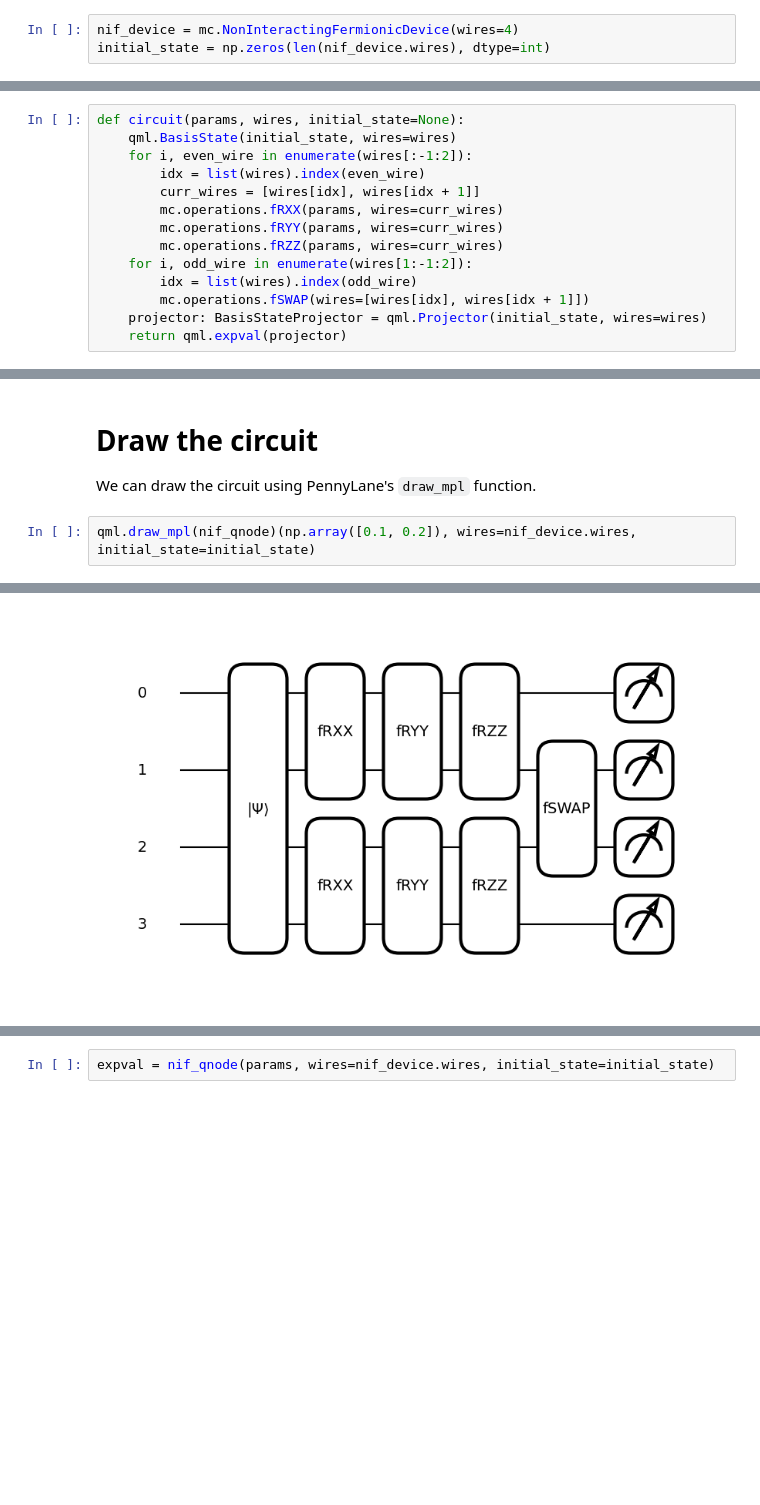
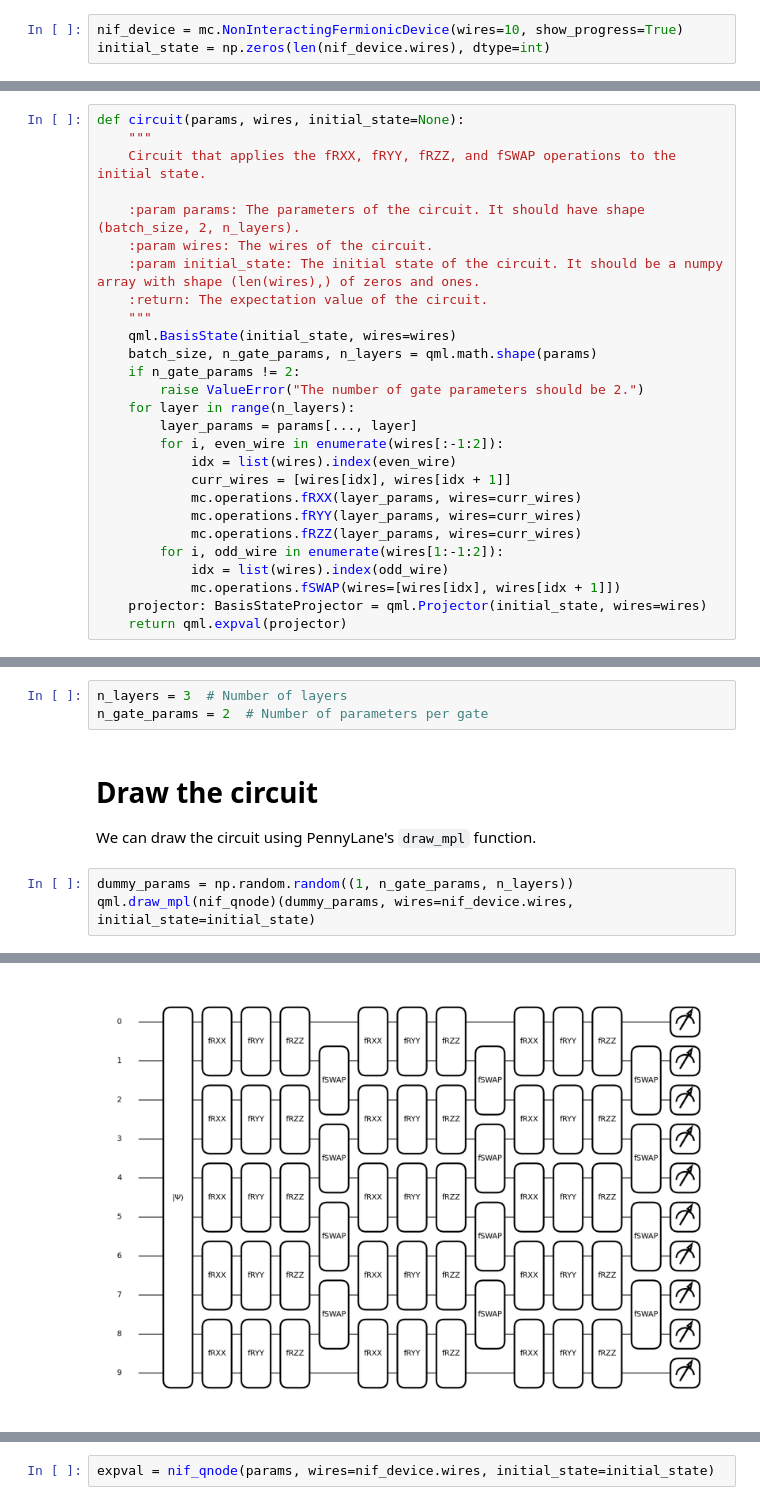
Before and after one commit to MatchCake/MatchCake, a Jupyter notebook: tutorials/matchcake_basics.ipynb, the cells around one changed output, grey strips where cells are left out. Cells and saved outputs as stored; diff of their text form; blank space fills up the shorter version.

```diff
--- a/tutorials/matchcake_basics.ipynb
+++ b/tutorials/matchcake_basics.ipynb
@@ -47,7 +47,7 @@ from pennylane.ops.qubit.observables import BasisStateProjector
 
 We start by creating a `NonInteractingFermionicDevice` with 4 wires. We also define the initial state as the zero state.
 # %%
-nif_device = mc.NonInteractingFermionicDevice(wires=4)
+nif_device = mc.NonInteractingFermionicDevice(wires=10, show_progress=True)
 initial_state = np.zeros(len(nif_device.wires), dtype=int)
 # %% [markdown]
 # Define the circuit
@@ -55,16 +55,29 @@ initial_state = np.zeros(len(nif_device.wires), dtype=int)
 We define a simple circuit that applies the `fRXX`, `fRYY`, `fRZZ`, and `fSWAP` operations to the initial state. We also include a `BasisStateProjector` to measure the expectation value of the circuit.
 # %%
 def circuit(params, wires, initial_state=None):
+    """
+    Circuit that applies the fRXX, fRYY, fRZZ, and fSWAP operations to the initial state.
+
+    :param params: The parameters of the circuit. It should have shape (batch_size, 2, n_layers).
+    :param wires: The wires of the circuit.
+    :param initial_state: The initial state of the circuit. It should be a numpy array with shape (len(wires),) of zeros and ones.
+    :return: The expectation value of the circuit.
+    """
     qml.BasisState(initial_state, wires=wires)
-    for i, even_wire in enumerate(wires[:-1:2]):
-        idx = list(wires).index(even_wire)
-        curr_wires = [wires[idx], wires[idx + 1]]
-        mc.operations.fRXX(params, wires=curr_wires)
-        mc.operations.fRYY(params, wires=curr_wires)
-        mc.operations.fRZZ(params, wires=curr_wires)
-    for i, odd_wire in enumerate(wires[1:-1:2]):
-        idx = list(wires).index(odd_wire)
-        mc.operations.fSWAP(wires=[wires[idx], wires[idx + 1]])
+    batch_size, n_gate_params, n_layers = qml.math.shape(params)
+    if n_gate_params != 2:
+        raise ValueError("The number of gate parameters should be 2.")
+    for layer in range(n_layers):
+        layer_params = params[..., layer]
+        for i, even_wire in enumerate(wires[:-1:2]):
+            idx = list(wires).index(even_wire)
+            curr_wires = [wires[idx], wires[idx + 1]]
+            mc.operations.fRXX(layer_params, wires=curr_wires)
+            mc.operations.fRYY(layer_params, wires=curr_wires)
+            mc.operations.fRZZ(layer_params, wires=curr_wires)
+        for i, odd_wire in enumerate(wires[1:-1:2]):
+            idx = list(wires).index(odd_wire)
+            mc.operations.fSWAP(wires=[wires[idx], wires[idx + 1]])
     projector: BasisStateProjector = qml.Projector(initial_state, wires=wires)
     return qml.expval(projector)
 # %% [markdown]
@@ -76,7 +91,11 @@ nif_qnode = qml.QNode(circuit, nif_device)
+# %%
+n_layers = 3  # Number of layers
+n_gate_params = 2  # Number of parameters per gate
 # %% [markdown]
 # Draw the circuit
 
 We can draw the circuit using PennyLane's `draw_mpl` function.
 # %%
-qml.draw_mpl(nif_qnode)(np.array([0.1, 0.2]), wires=nif_device.wires, initial_state=initial_state)
+dummy_params = np.random.random((1, n_gate_params, n_layers))
+qml.draw_mpl(nif_qnode)(dummy_params, wires=nif_device.wires, initial_state=initial_state)
 # %% [output]
@@ -84,4 +103,4 @@ qml.draw_mpl(nif_qnode)(np.array([0.1, 0.2]), wires=nif_device.wires, initial_st
-[figure, old version]
+[figure, new version]
 # %% [markdown]
 # Evaluate the QNode
 
```
Also changed, not shown: parts of 6 cells of this notebook.
